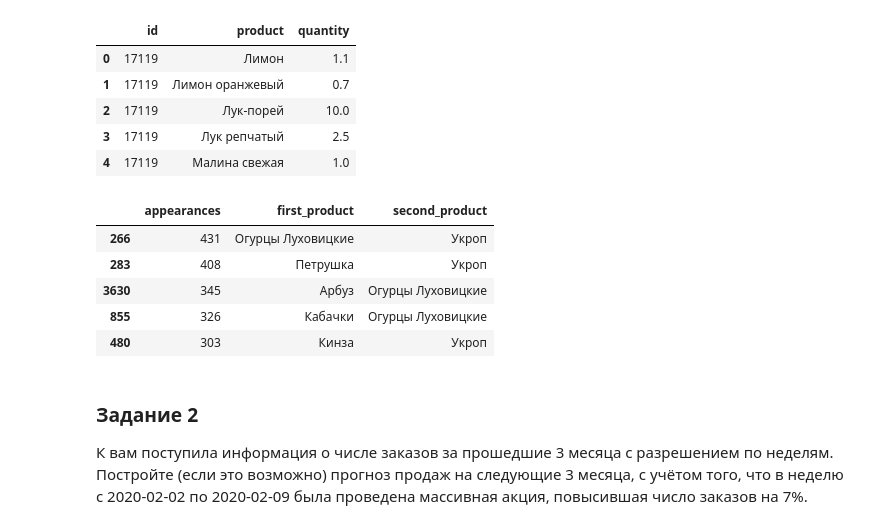
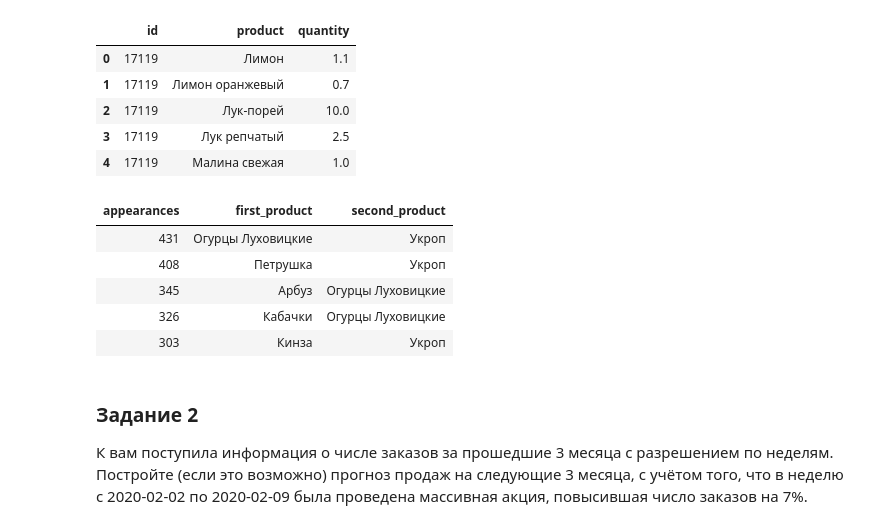
Before and after one commit to A615M/I-AM, a Jupyter notebook: studying/patterns_searching/project_v_2.1.ipynb, the cells around one changed output. Cells and saved outputs as stored; diff of their text form; code cells hidden in the pictures.

```diff
--- a/studying/patterns_searching/project_v_2.1.ipynb
+++ b/studying/patterns_searching/project_v_2.1.ipynb
@@ -106,29 +106,29 @@ purchases.head()
 # %%
 pairs = []
 for _, group in purchases.sort_values('product').groupby('id'):
     pairs += list(itertools.combinations(group['product'], 2))
 
 combinations_count = dict(Counter(pairs))
 
 patterns = (
     pd.DataFrame.from_dict(combinations_count, orient='index')
     .reset_index(0)
     .rename(columns={'index': 'products', 0: 'appearances'})
 )
 
 patterns[['first_product','second_product']] = pd.DataFrame(patterns.products.tolist(), index=patterns.index)
 patterns.drop('products', axis=1, inplace=True)
 
 patterns = patterns.sort_values('appearances', ascending=False)
 
-patterns.head()
+patterns.head().style.hide_index()
 # %% [output]
-|  | appearances | first_product | second_product |
-| 266 | 431 | Огурцы Луховицкие | Укроп |
-| 283 | 408 | Петрушка | Укроп |
-| 3630 | 345 | Арбуз | Огурцы Луховицкие |
-| 855 | 326 | Кабачки | Огурцы Луховицкие |
-| 480 | 303 | Кинза | Укроп |
+| appearances | first_product | second_product |
+| 431 | Огурцы Луховицкие | Укроп |
+| 408 | Петрушка | Укроп |
+| 345 | Арбуз | Огурцы Луховицкие |
+| 326 | Кабачки | Огурцы Луховицкие |
+| 303 | Кинза | Укроп |
 # %% [markdown]
 ### Задание 2
 
```
Also changed, not shown: parts of 4 cells of this notebook.
